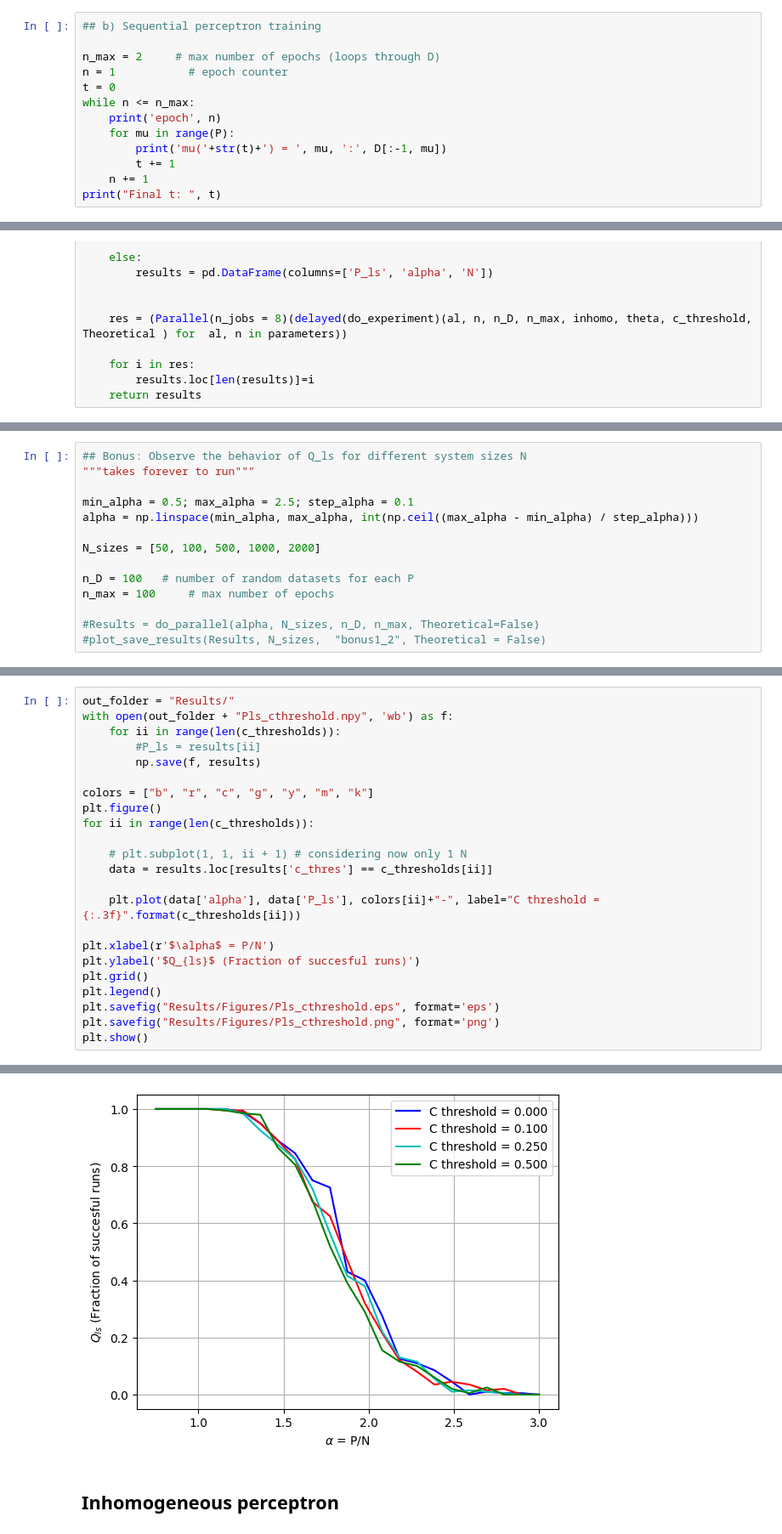
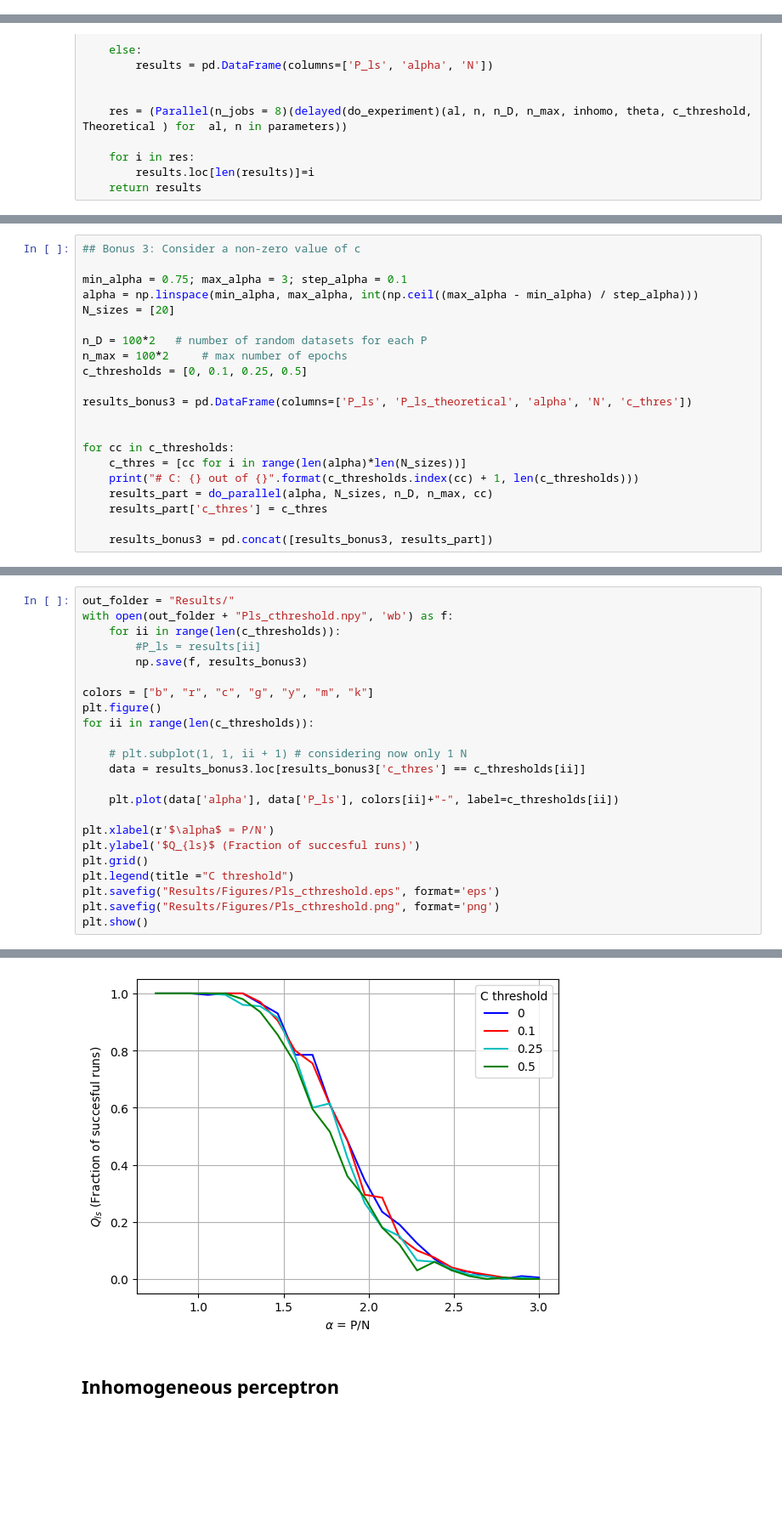
Before and after one commit to SaraIglesiasSN/A1-Perceptron-Training-NNCI-, a Jupyter notebook: A1_Perceptron_Training.ipynb, the cells around one changed output, grey strips where cells are left out. Shown at 85% size. Saved outputs shown, nothing was run; the diff lists cells and outputs as text; blank space fills up the shorter version.

```diff
--- a/A1_Perceptron_Training.ipynb
+++ b/A1_Perceptron_Training.ipynb
@@ -26,16 +27,3 @@ print(D)
  [ 0.7060321   0.23407402  0.80802964 -1.19332572 -1.1444064 ]
  [ 1.9159847   0.25027325 -0.20433129  0.00373976  0.38683645]
  [ 1.          1.          1.          1.         -1.        ]]
-# %%
-## b) Sequential perceptron training
-
-n_max = 2     # max number of epochs (loops through D)
-n = 1           # epoch counter
-t = 0
-while n <= n_max:
-    print('epoch', n)
-    for mu in range(P):
-        print('mu('+str(t)+') = ', mu, ':', D[:-1, mu])
-        t += 1
-    n += 1
-print("Final t: ", t)
@@ -283,14 +256,21 @@ The PostScript backend does not support transparency; partially transparent arti
 # %%
-## Bonus: Observe the behavior of Q_ls for different system sizes N
-"""takes forever to run"""
+## Bonus 3: Consider a non-zero value of c
 
-min_alpha = 0.5; max_alpha = 2.5; step_alpha = 0.1
+min_alpha = 0.75; max_alpha = 3; step_alpha = 0.1
 alpha = np.linspace(min_alpha, max_alpha, int(np.ceil((max_alpha - min_alpha) / step_alpha)))
+N_sizes = [20]
 
-N_sizes = [50, 100, 500, 1000, 2000]
+n_D = 100*2   # number of random datasets for each P
+n_max = 100*2     # max number of epochs
+c_thresholds = [0, 0.1, 0.25, 0.5]
 
-n_D = 100   # number of random datasets for each P
-n_max = 100     # max number of epochs
+results_bonus3 = pd.DataFrame(columns=['P_ls', 'P_ls_theoretical', 'alpha', 'N', 'c_thres'])
 
-#Results = do_parallel(alpha, N_sizes, n_D, n_max, Theoretical=False)
-#plot_save_results(Results, N_sizes,  "bonus1_2", Theoretical = False)
+
+for cc in c_thresholds:
+    c_thres = [cc for i in range(len(alpha)*len(N_sizes))]
+    print("# C: {} out of {}".format(c_thresholds.index(cc) + 1, len(c_thresholds)))
+    results_part = do_parallel(alpha, N_sizes, n_D, n_max, cc)
+    results_part['c_thres'] = c_thres
+
+    results_bonus3 = pd.concat([results_bonus3, results_part])
@@ -378,29 +282,29 @@ for cc in c_thresholds:
 # %%
 out_folder = "Results/"
 with open(out_folder + "Pls_cthreshold.npy", 'wb') as f:
     for ii in range(len(c_thresholds)):
         #P_ls = results[ii]
-        np.save(f, results)
+        np.save(f, results_bonus3)
 
 colors = ["b", "r", "c", "g", "y", "m", "k"]
 plt.figure()
 for ii in range(len(c_thresholds)):
 
     # plt.subplot(1, 1, ii + 1) # considering now only 1 N
-    data = results.loc[results['c_thres'] == c_thresholds[ii]]
+    data = results_bonus3.loc[results_bonus3['c_thres'] == c_thresholds[ii]]
 
-    plt.plot(data['alpha'], data['P_ls'], colors[ii]+"-", label="C threshold = {:.3f}".format(c_thresholds[ii]))
+    plt.plot(data['alpha'], data['P_ls'], colors[ii]+"-", label=c_thresholds[ii])
 
 plt.xlabel(r'$\alpha$ = P/N')
 plt.ylabel('$Q_{ls}$ (Fraction of succesful runs)')
 plt.grid()
-plt.legend()
+plt.legend(title ="C threshold")
 plt.savefig("Results/Figures/Pls_cthreshold.eps", format='eps')
 plt.savefig("Results/Figures/Pls_cthreshold.png", format='png')
 plt.show()
 # %% [output]
 The PostScript backend does not support transparency; partially transparent artists will be rendered opaque.
-[figure, old version]
+[figure, new version]
 # %% [markdown]
 ## Inhomogeneous perceptron
 # %%
```
Also changed, not shown: parts of 24 cells of this notebook, 17 other files.
